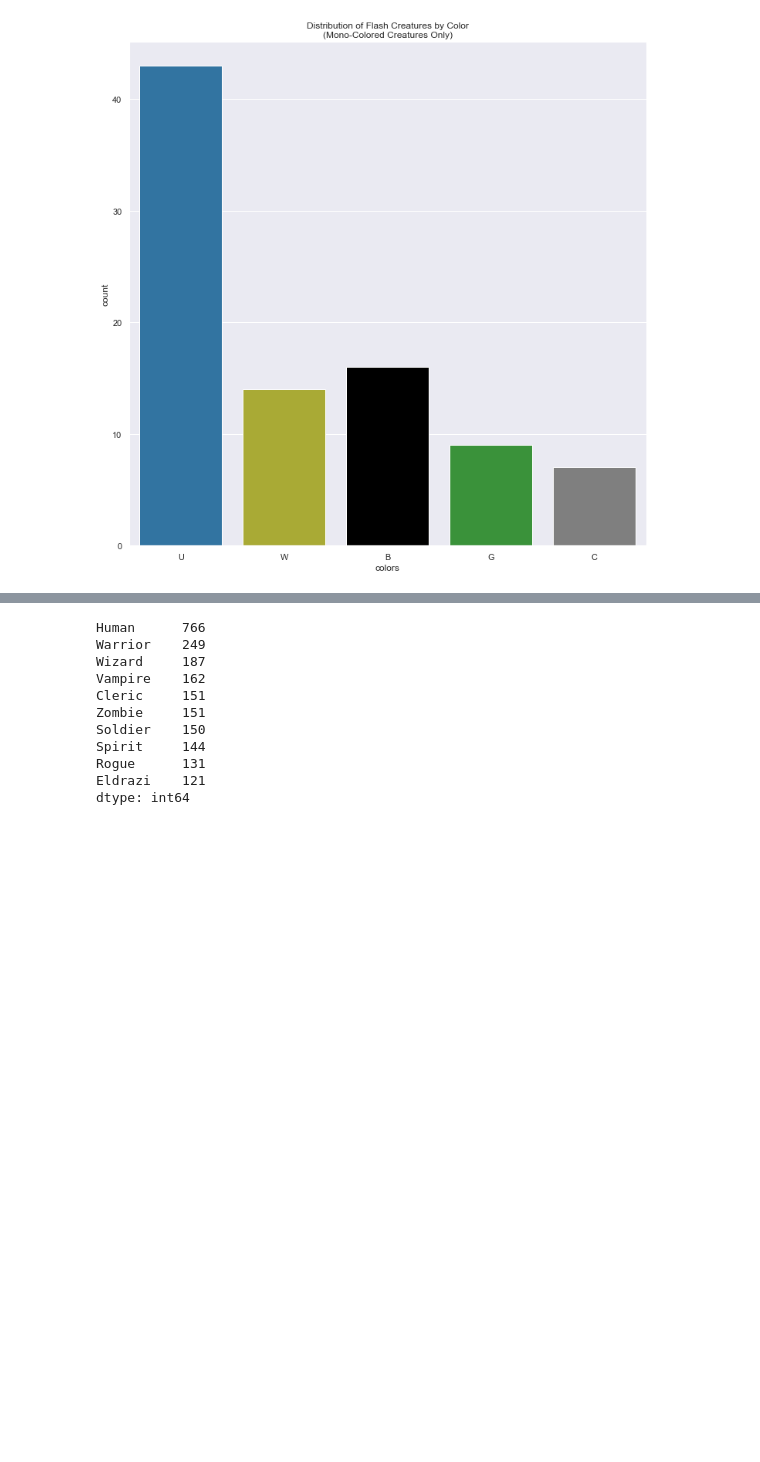
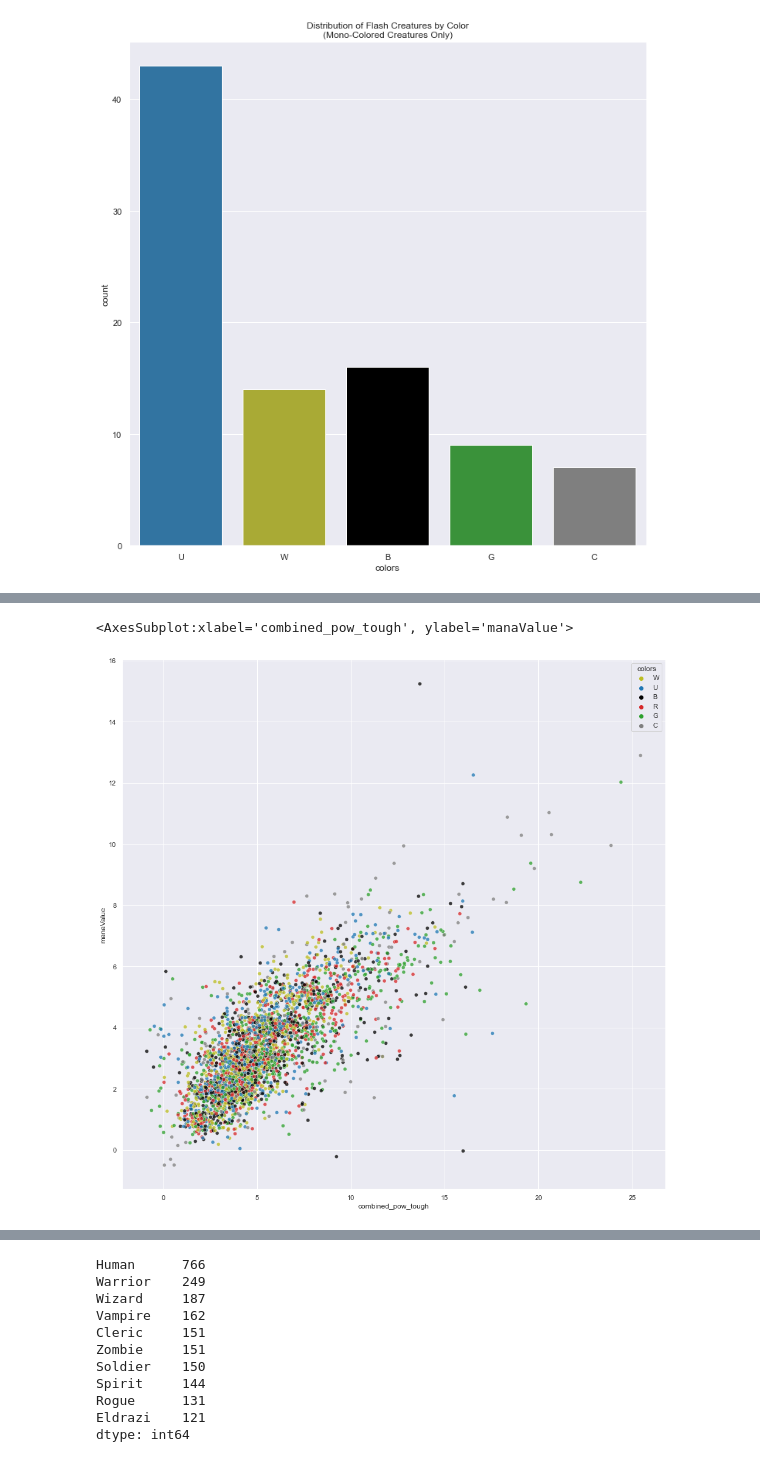
Before and after one commit to the-parthenon/data-capstone-mtg-regression, a Jupyter notebook: Exploratory_Analysis.ipynb, the cells around one changed output, grey strips where cells are left out. Saved outputs shown, nothing was run; the diff lists cells and outputs as text; code cells hidden in the pictures; blank space fills up the shorter version.

```diff
--- a/Exploratory_Analysis.ipynb
+++ b/Exploratory_Analysis.ipynb
@@ -207,0 +237,6 @@ sns.scatterplot(data = creatures, x = jitter_arr(creatures['power']), y = jitter
+# %%
+sns.scatterplot(data = creatures, x = jitter_arr(creatures['combined_pow_tough']), y =jitter_arr(creatures['manaValue']),
+                hue='colors', palette=palette, alpha=.75)
+# %% [output]
+<AxesSubplot:xlabel='combined_pow_tough', ylabel='manaValue'>
+[figure, added]
```
Also changed, not shown: parts of 14 cells of this notebook, 1 other file.
